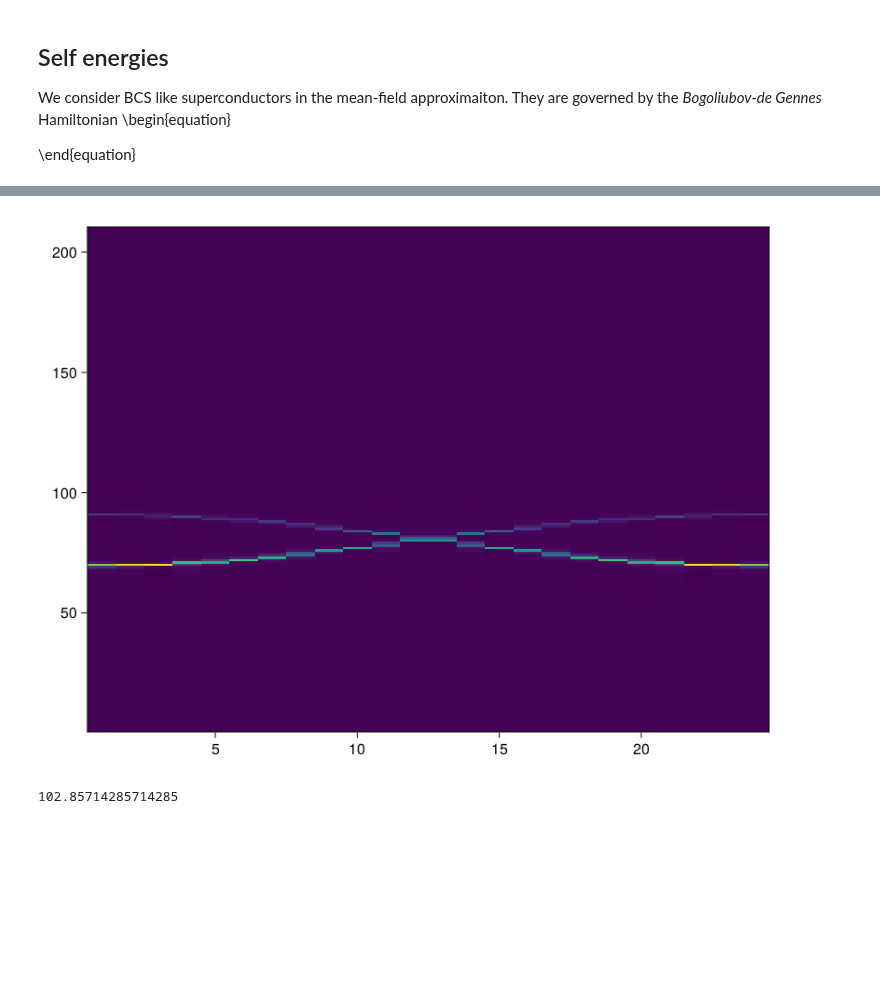
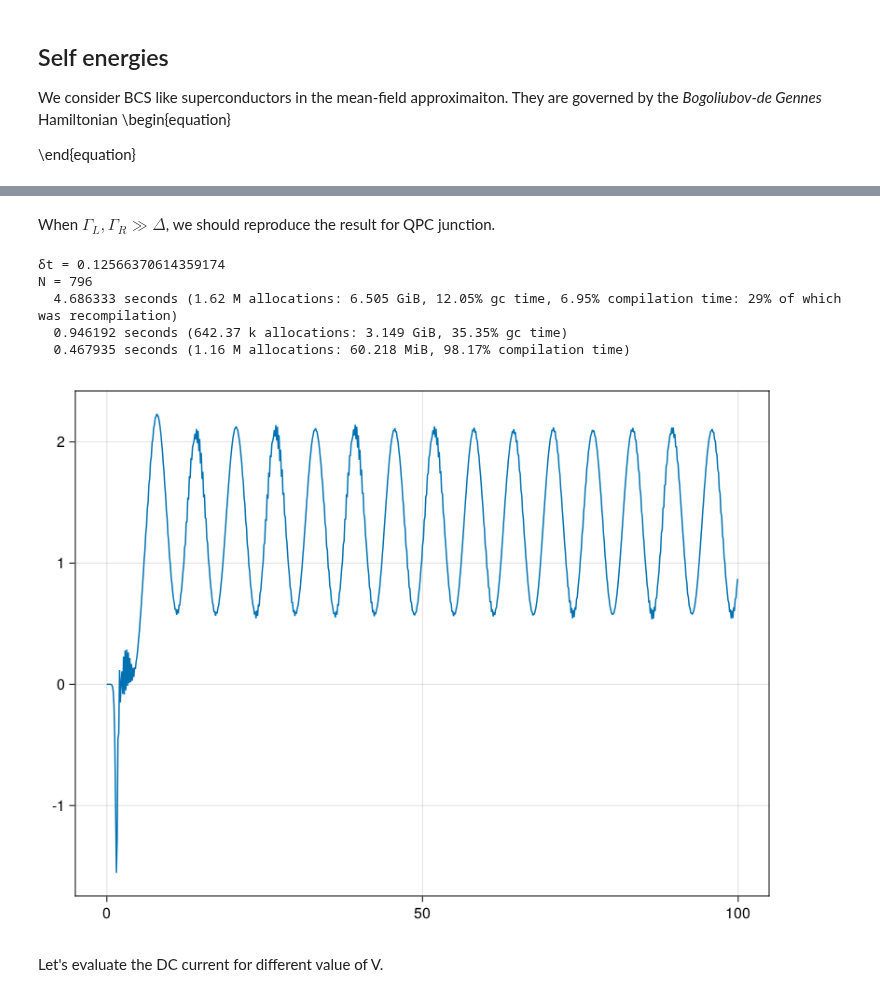
Before and after one commit to BaptisteLamic/NonEquilibriumGreenFunction.jl, a Jupyter notebook: examples/SQDS_junction.ipynb, the cells around one changed output, grey strips where cells are left out. Drawn from its saved outputs; the diff is of its cells as text; code cells hidden in the pictures; blank space fills up the shorter version.

```diff
--- a/examples/SQDS_junction.ipynb
+++ b/examples/SQDS_junction.ipynb
@@ -294,21 +316,21 @@ end
-# %%
-function density(ϕ)
-    p = Junction.Parameters(δt=0.5, T=100, ϕl=t -> 0, ϕr=t -> ϕ, Δ = 1, Γl=1, Γr=1, β=1000, η = 0);
-    results = Junction.compute_GR(p)
-    mat = (results[:G_R] |> matrix)
-    d = (mat[1:2:end,1] +  mat[2:2:end,2]) / (1im * pi)
-    period = periodogram(d, fs = 1/p.δt)
-end
-function spectrum()
-    results = density.(LinRange(0,2*π, 24 ))
-    hcat([ r.power for r in results]...)
-    return results.freq, hcat([ r.power for r in results]...)
-end
-spec =  spectrum()
-heatmap(spec')
-# %% [output]
-[figure, removed]
-# %%
-60/ (7/ 12)
-# %% [output]
-102.85714285714285
+# %% [markdown]
+When $\Gamma_L, \Gamma_R \gg \Delta $, we should reproduce the result for QPC junction.
+# %%
+V = 1
+Γ = 10
+δt = 0.2 * 2π / max(V, Γ)
+@show δt
+p = Junction.Parameters(δt=δt, T = 100, ϕl=t -> 0, ϕr=t -> V*t, Δ = 1, Γl=Γ, Γr=Γ, β=1000);
+println("N = $(Junction.axis(p)|> length)")
+@time results = Junction.simulate_junction(p)
+@time Idc = Junction.compute_average_current(results)
+@time lines(Junction.axis(p), real.(Idc))
+# %% [output]
+δt = 0.12566370614359174
+N = 796
+  4.686333 seconds (1.62 M allocations: 6.505 GiB, 12.05% gc time, 6.95% compilation time: 29% of which was recompilation)
+  0.946192 seconds (642.37 k allocations: 3.149 GiB, 35.35% gc time)
+  0.467935 seconds (1.16 M allocations: 60.218 MiB, 98.17% compilation time)
+[figure, added]
+# %% [markdown]
+Let's evaluate the DC current for different value of V.
```
Also changed, not shown: parts of 8 cells of this notebook, 1 other file.
